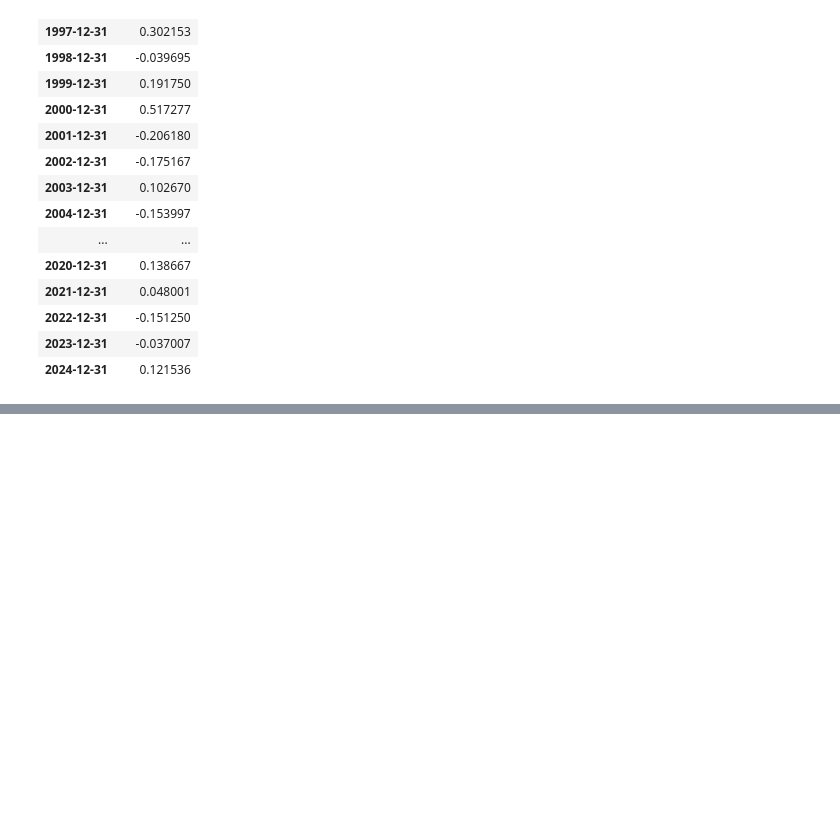
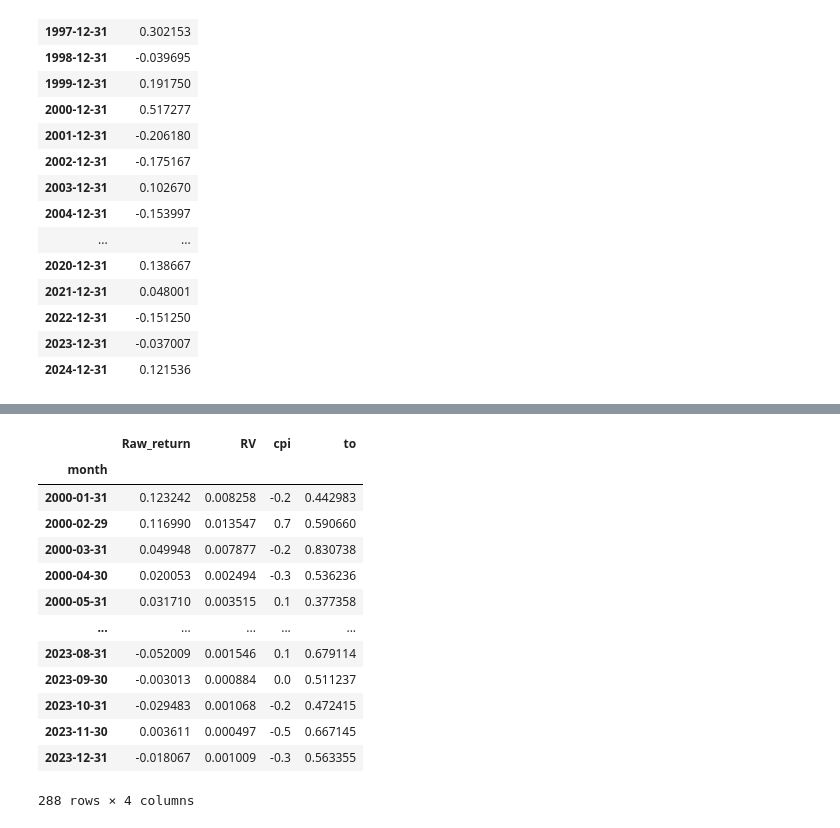
Before and after one commit to wangweihang1007-dev/wwhwork, a Jupyter notebook: python08.ipynb, the cells around one changed output, grey strips where cells are left out. Saved outputs shown, nothing was run; the diff lists cells and outputs as text; code cells hidden in the pictures; blank space fills up the shorter version.

```diff
--- a/python08.ipynb
+++ b/python08.ipynb
@@ -144,3 +144,8 @@ Year_data
 | 2022-12-31 | -0.151250 |
 | 2023-12-31 | -0.037007 |
 | 2024-12-31 | 0.121536 |
+# %%
+inflation = pd.read_csv('datasets/inflation.csv')# 读取通胀数据
+inflation['month'] = pd.to_datetime(inflation['month'],format='%Y/%m/%d')
+inflation.set_index('month', inplace = True)# 设置索引
+inflation.sort_values(by = ['month'],axis=0, ascending=True)
@@ -146,0 +222,9 @@ Year_data
+# %%
+market_variance = data_new.resample('ME').apply({
+    'Raw_return':
+    lambda x: sum(x**2)
+})
+market_variance.reset_index(inplace=True)# 重置索引
+market_variance.rename(columns={'Day':'month','Raw_return':'RV'},inplace=True)#
+market_variance.set_index('month',inplace=True)#重置索引为月份
+market_variance
@@ -146,0 +322,8 @@ Year_data
+# %%
+
+turnover = pd.DataFrame(cross.groupby(['month']).apply(
+    lambda x:
+    np.average(x['to_v'],weights=x['w'])
+, include_groups=False))# 计算每个月的加权平均换手率
+turnover = turnover.rename(columns={0:'to'})
+turnover
@@ -146,0 +345,21 @@ Year_data
+# %%
+reg_data = pd.merge(Month_data,market_variance,on = 'month')# 合并月数据和市场方差数据
+reg_data = pd.merge(reg_data,inflation,on = 'month')# 合并月数据和通胀数据
+reg_data = pd.merge(reg_data,turnover,on='month')# 合并月数据和换手率数据
+reg_data = reg_data['2000':]
+reg_data
+# %% [output]
+|  | Raw_return | RV | cpi | to |
+| month |  |  |  |  |
+| 2000-01-31 | 0.123242 | 0.008258 | -0.2 | 0.442983 |
+| 2000-02-29 | 0.116990 | 0.013547 | 0.7 | 0.590660 |
+| 2000-03-31 | 0.049948 | 0.007877 | -0.2 | 0.830738 |
+| 2000-04-30 | 0.020053 | 0.002494 | -0.3 | 0.536236 |
+| 2000-05-31 | 0.031710 | 0.003515 | 0.1 | 0.377358 |
+| ... | ... | ... | ... | ... |
+| 2023-08-31 | -0.052009 | 0.001546 | 0.1 | 0.679114 |
+| 2023-09-30 | -0.003013 | 0.000884 | 0.0 | 0.511237 |
+| 2023-10-31 | -0.029483 | 0.001068 | -0.2 | 0.472415 |
+| 2023-11-30 | 0.003611 | 0.000497 | -0.5 | 0.667145 |
+| 2023-12-31 | -0.018067 | 0.001009 | -0.3 | 0.563355 |
+288 rows × 4 columns
```
Also changed, not shown: parts of 31 cells of this notebook, 8 other files.
